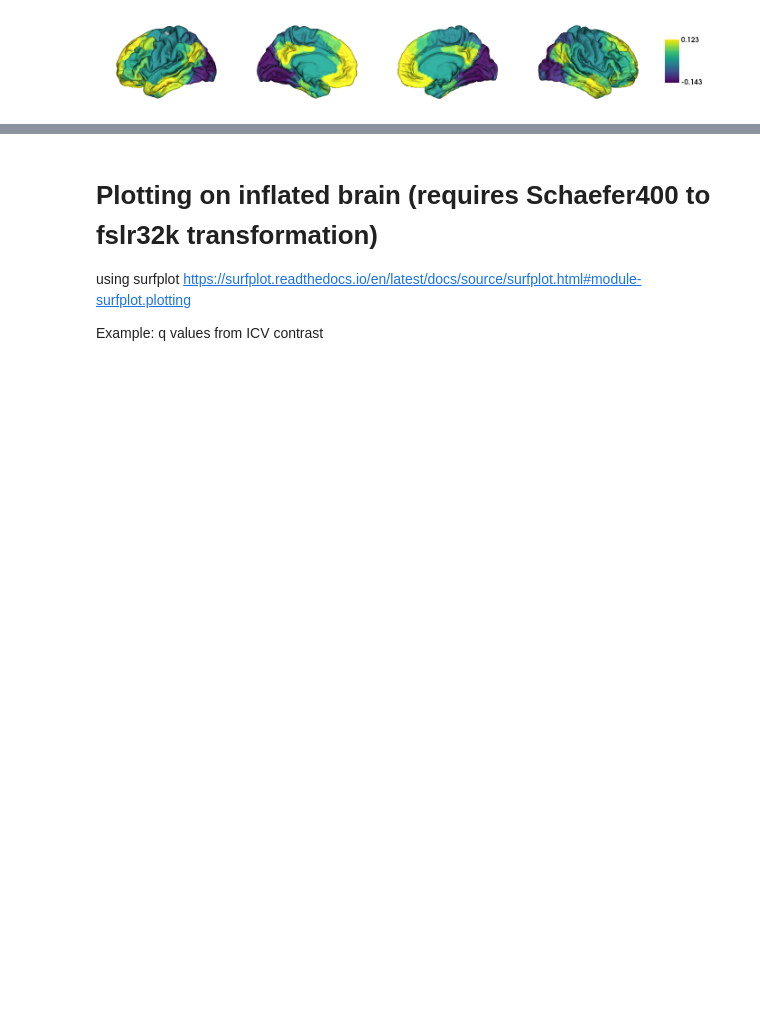
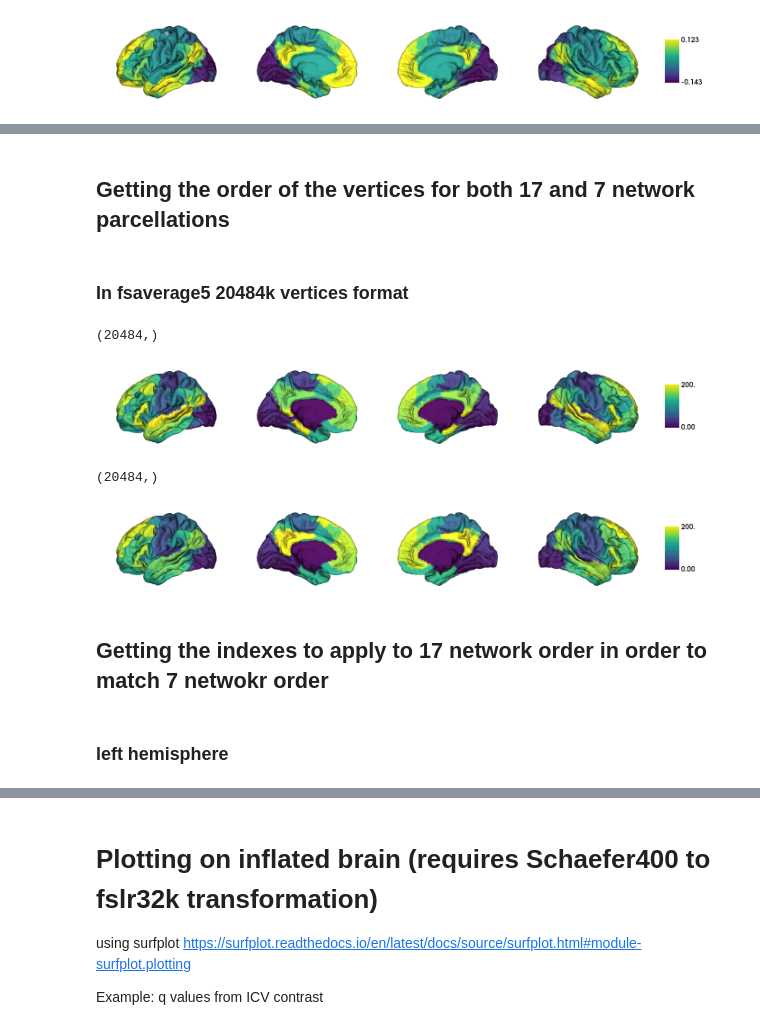
Before and after one commit to biancaserio/sex_diff_gradients, a Jupyter notebook: scripts/help.ipynb, the cells around one changed output, grey strips where cells are left out. Saved outputs shown, nothing was run; the diff lists cells and outputs as text; code cells hidden in the pictures; blank space fills up the shorter version.

Commit message:
finding indices reordering schaefer 400 17 network to 7 network

```diff
--- a/scripts/help.ipynb
+++ b/scripts/help.ipynb
@@ -244,0 +257,42 @@ plotted_hemispheres
+# %% [markdown]
+## Getting the order of the vertices for both 17 and 7 network parcellations
+# %% [markdown]
+### In fsaverage5 20484k vertices format
+# %%
+order_Schaefer_400_17netw_lh = nibabel.freesurfer.io.read_annot(datadir+'lh.Schaefer2018_400Parcels_17Networks_order.annot')[0]
+order_Schaefer_400_17netw_rh = nibabel.freesurfer.io.read_annot(datadir+'rh.Schaefer2018_400Parcels_17Networks_order.annot')[0]
+
+
+
+# add left and right hemispheres
+order_Schaefer_400_17netw_20k = np.concatenate((order_Schaefer_400_17netw_lh, order_Schaefer_400_17netw_rh), axis = 0)
+# %%
+order_Schaefer_400_17netw_20k.shape
+# %% [output]
+(20484,)
+# %%
+# need to plot right and left hemispheres with fsaverage mesh (instead of loading conte69) because what I am testing is in fsaverage5 (already in format: 20484 vertices) unlike conte69 (64984 vertices)
+mesh_paths = {
+   'L': nilearn.datasets.fetch_surf_fsaverage('fsaverage5')['pial_left'],
+   'R': nilearn.datasets.fetch_surf_fsaverage('fsaverage5')['pial_right']
+}
+surf_lh = brainspace.mesh.mesh_io.read_surface(mesh_paths['L'])
+surf_rh = brainspace.mesh.mesh_io.read_surface(mesh_paths['R'])
+
+
+plotted_hemispheres = plot_hemispheres(
+    surf_lh,
+    surf_rh,
+    array_name = order_Schaefer_400_17netw_20k,
+    embed_nb = True,
+    size = (1400,200),
+    cmap = 'viridis',
+    color_bar = True,
+    #color_range = color_range_t,
+    nan_color = (0.7, 0.7, 0.7, 1),
+    #label_text = [""],
+    zoom = 1.45)
+
+plotted_hemispheres
+# %% [output]
+[figure, added]
@@ -244,0 +305,34 @@ plotted_hemispheres
+# %%
+order_Schaefer_400_7netw_20k.shape
+# %% [output]
+(20484,)
+# %%
+# need to plot right and left hemispheres with fsaverage mesh (instead of loading conte69) because what I am testing is in fsaverage5 (already in format: 20484 vertices) unlike conte69 (64984 vertices)
+mesh_paths = {
+   'L': nilearn.datasets.fetch_surf_fsaverage('fsaverage5')['pial_left'],
+   'R': nilearn.datasets.fetch_surf_fsaverage('fsaverage5')['pial_right']
+}
+surf_lh = brainspace.mesh.mesh_io.read_surface(mesh_paths['L'])
+surf_rh = brainspace.mesh.mesh_io.read_surface(mesh_paths['R'])
+
+
+plotted_hemispheres = plot_hemispheres(
+    surf_lh,
+    surf_rh,
+    array_name = order_Schaefer_400_7netw_20k,
+    embed_nb = True,
+    size = (1400,200),
+    cmap = 'viridis',
+    color_bar = True,
+    #color_range = color_range_t,
+    nan_color = (0.7, 0.7, 0.7, 1),
+    #label_text = [""],
+    zoom = 1.45)
+
+plotted_hemispheres
+# %% [output]
+[figure, added]
+# %% [markdown]
+## Getting the indexes to apply to 17 network order in order to match 7 netwokr order
+# %% [markdown]
+### left hemisphere
```
Also changed, not shown: parts of 11 cells of this notebook.
